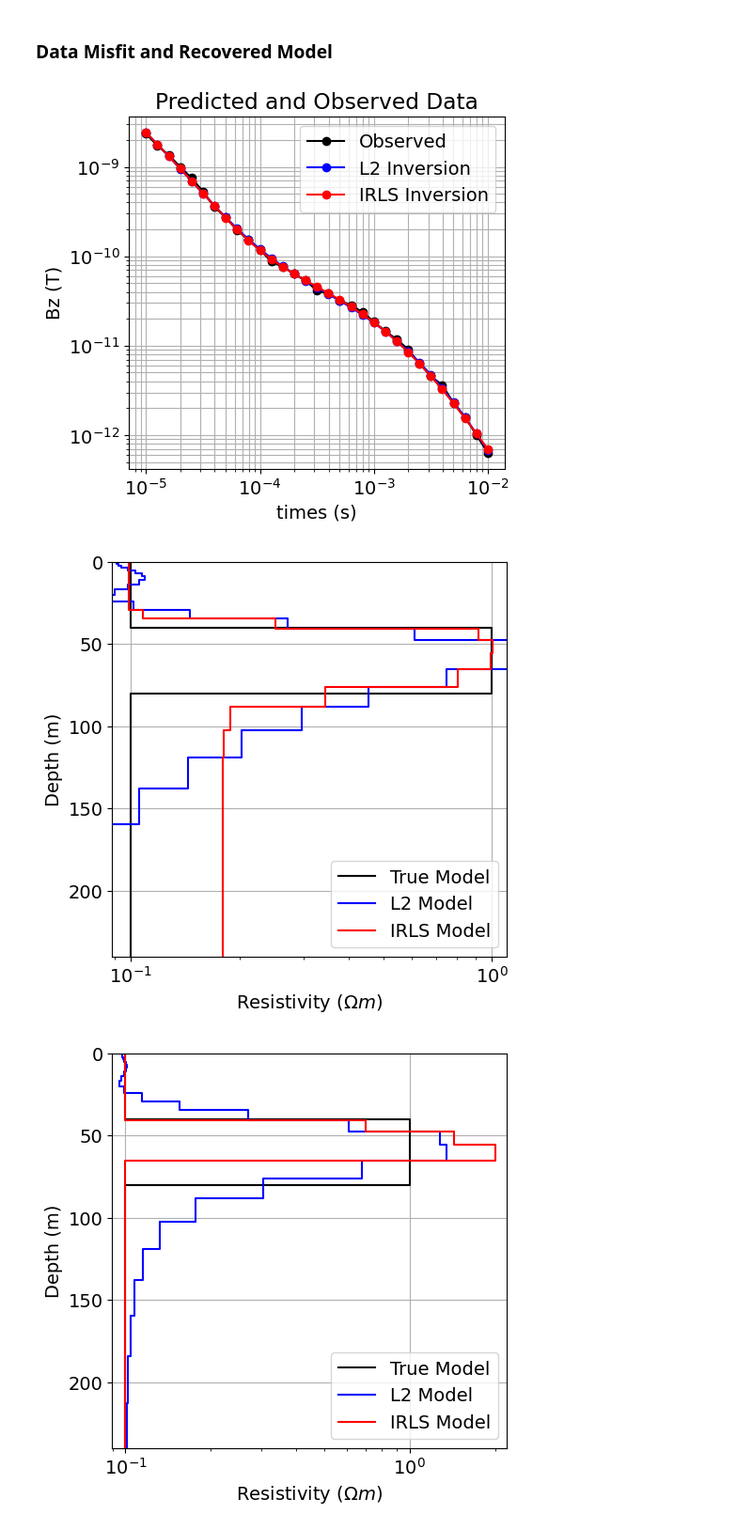
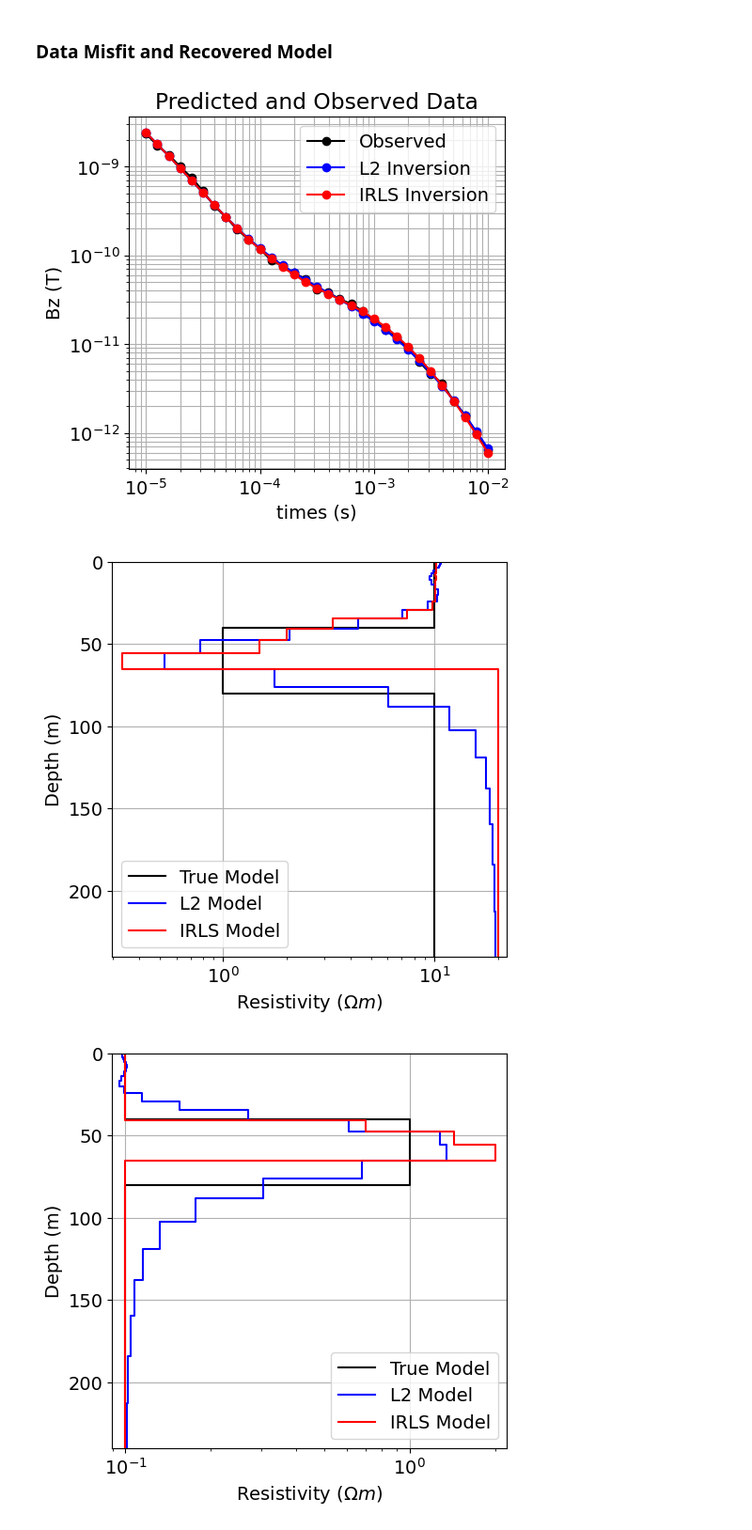
Before and after one commit to sgkang/targeted-inversion, a Jupyter notebook: inv_tdem_1d.ipynb, the cells around one changed output. Shown at 94% size. Saved outputs shown, nothing was run; the diff lists cells and outputs as text; code cells hidden in the pictures.

```diff
--- a/inv_tdem_1d.ipynb
+++ b/inv_tdem_1d.ipynb
@@ -420,11 +420,14 @@ dmis_irls = data_misfit.L2DataMisfit(simulation=simulation_irls, data=data_objec
 
 Here, we use the [Sparse](myst:simpeg#simpeg.regularization.Sparse) regularization class to constrain the inversion result using an IRLS approach. Here, the scaling constants that balance the smallness and smoothness terms are set directly. Equal emphasis on smallness and smoothness is generally applied by using the inverse square of the smallest cell dimension. The reference model is only applied to the smallness term; which is redundant for the tutorial example since we have set the reference model to an array of zeros. Here, we apply a 1-norm to the smallness term and a 1-norm to first-order smoothness along the x (vertical direction).
 # %%
+reference_model = np.ones(36) * np.log(1./20)
+
 reg_irls = regularization.Sparse(
     regularization_mesh,
-    # alpha_s=0.01,
-    alpha_s=1e-12,
+    alpha_s=0.01,
+    # alpha_s=1e-12,
     alpha_x=1.,
     reference_model_in_smooth=False,
     norms=[0.0, 0.0],
+    reference_model = reference_model
 )
@@ -517,27 +524,27 @@ ax1.set_title("Predicted and Observed Data")
 ax1.legend(["Observed", "L2 Inversion", "IRLS Inversion"], loc="upper right")
 plt.show()
 # %% [output]
-[figure, old version]
+[figure, new version]
 # %%
 # Plot true model and recovered model
 fig = plt.figure(figsize=(6, 6))
 
 ax1 = fig.add_axes([0.2, 0.15, 0.7, 0.7])
-plot_1d_layer_model(true_layers, true_conductivities, ax=ax1, color="k")
+plot_1d_layer_model(true_layers, 1./true_conductivities, ax=ax1, color="k")
 plot_1d_layer_model(
-    layer_thicknesses, log_conductivity_map * inv_prob_irls.l2model, ax=ax1, color="b"
+    layer_thicknesses, 1./(log_conductivity_map * inv_prob_irls.l2model), ax=ax1, color="b"
 )
 plot_1d_layer_model(
-    layer_thicknesses, log_conductivity_map * recovered_model_irls, ax=ax1, color="r"
+    layer_thicknesses, 1./(log_conductivity_map * recovered_model_irls), ax=ax1, color="r"
 )
 ax1.grid()
 ax1.set_xlabel(r"Resistivity ($\Omega m$)")
 # ax1.set_xlim(0.8 * x_min, 1.5 * x_max)
 ax1.set_ylim([np.sum(true_layers), 0])
 ax1.legend(["True Model", "L2 Model", "IRLS Model"])
 plt.show()
 # %% [output]
-[figure, old version]
+[figure, new version]
 # %%
 # Plot true model and recovered model
 fig = plt.figure(figsize=(6, 6))
```
Also changed, not shown: parts of 5 cells of this notebook.
